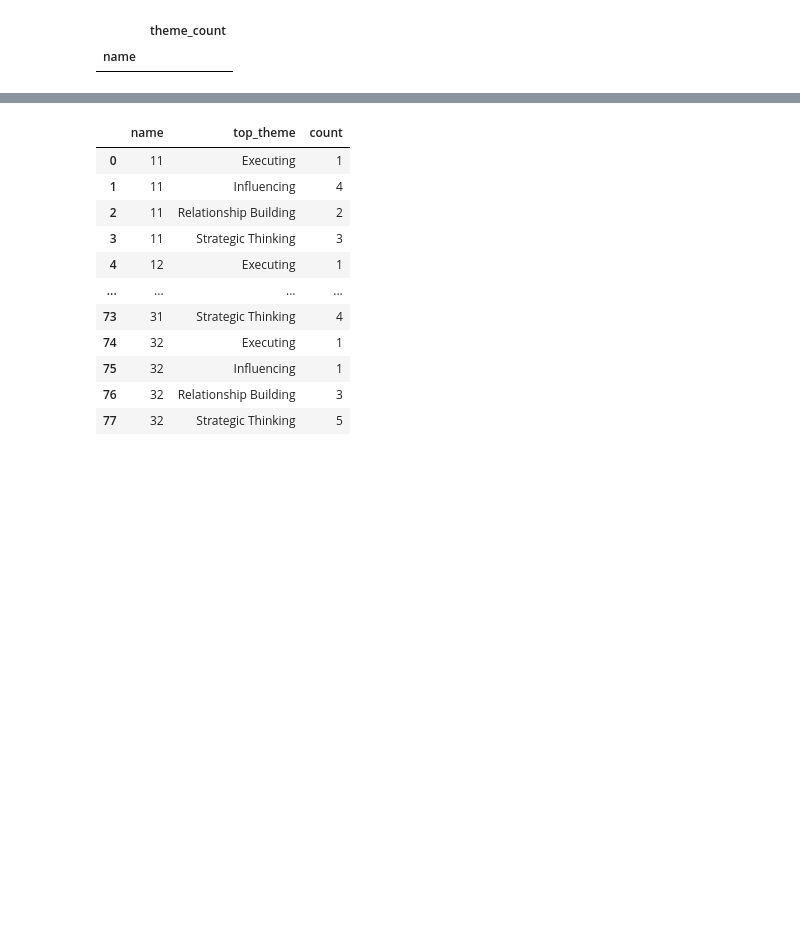
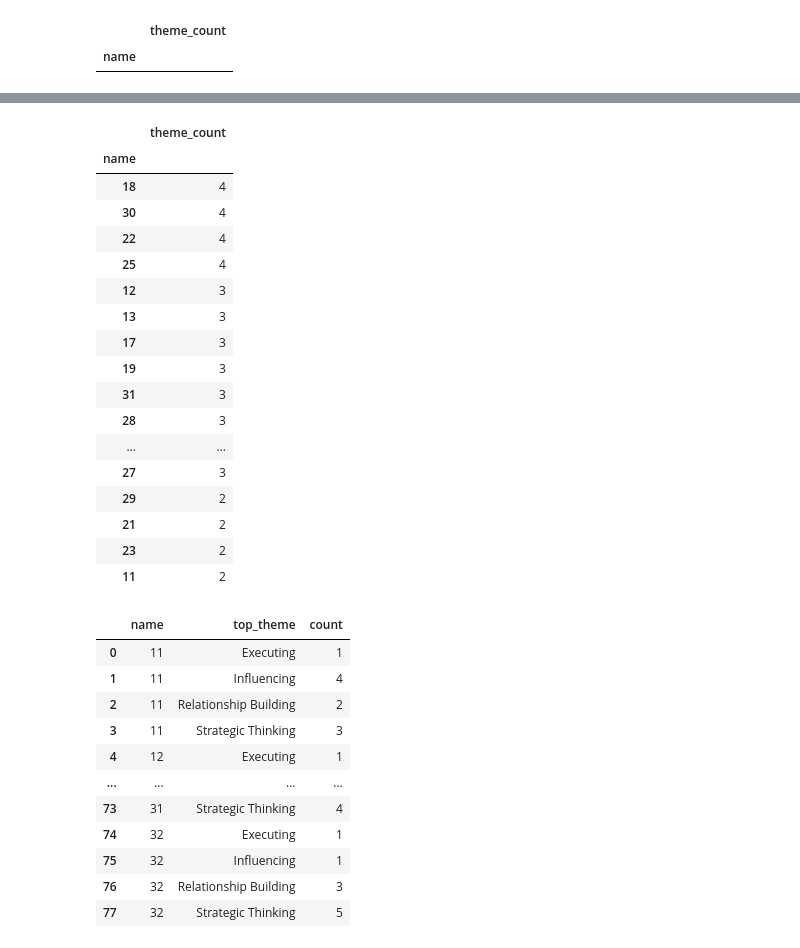
Before and after one commit to michael-brittlebank/strengthsfinder-analysis, a Jupyter notebook: main.ipynb, the cells around one changed output, grey strips where cells are left out. Drawn from its saved outputs; the diff is of its cells as text; code cells hidden in the pictures; blank space fills up the shorter version.

```diff
--- a/main.ipynb
+++ b/main.ipynb
@@ -407,3 +420,29 @@ participants_by_theme_count
 | 21 | 2 |
 | 15 | 2 |
+# %%
+# 9e) all participant bottom theme counts
+bottom_participants_by_theme = bottom_df.groupby([column_name, column_bottom_theme]).size().reset_index().rename(columns={0:'count'})
+bottom_participants_by_theme_count_dictionary = dict(bottom_participants_by_theme[column_name].value_counts())
+bottom_participants_by_theme_count = pd.DataFrame.from_dict(bottom_participants_by_theme_count_dictionary, orient='index',columns=['theme_count'])
+bottom_participants_by_theme_count.index.name = column_name
+bottom_participants_by_theme_count
+# %% [output]
+|  | theme_count |
+| name |  |
+| 18 | 4 |
+| 30 | 4 |
+| 22 | 4 |
+| 25 | 4 |
+| 12 | 3 |
+| 13 | 3 |
+| 17 | 3 |
+| 19 | 3 |
+| 31 | 3 |
+| 28 | 3 |
+| ... | ... |
+| 27 | 3 |
+| 29 | 2 |
+| 21 | 2 |
+| 23 | 2 |
+| 11 | 2 |
 # %%
```
Also changed, not shown: parts of 12 cells of this notebook, 13 other files.
